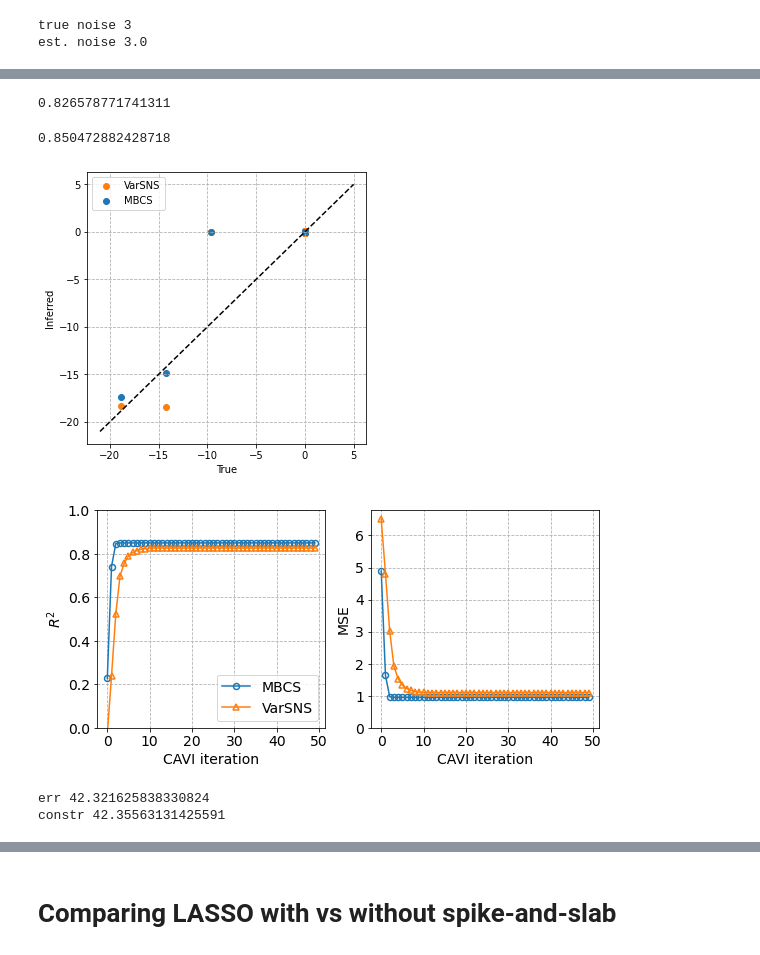
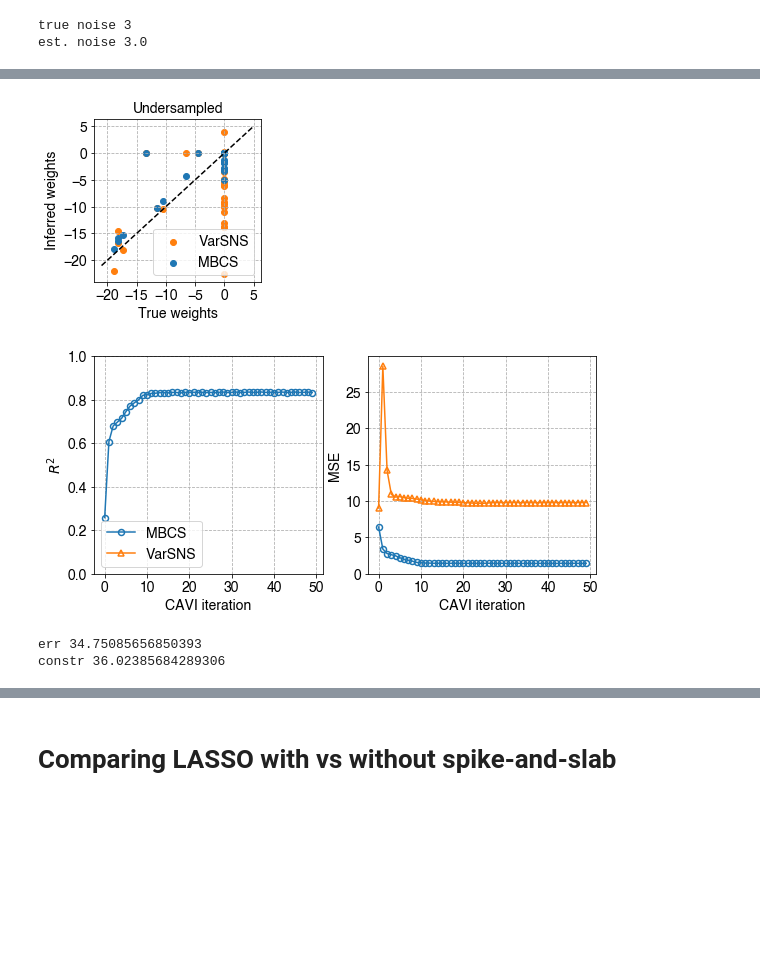
Before and after one commit to marcustriplett/circuitmap, a Jupyter notebook: notebooks/adaprobe_jax_implementation.ipynb, the cells around one changed output, grey strips where cells are left out. Saved outputs shown, nothing was run; the diff lists cells and outputs as text; code cells hidden in the pictures; blank space fills up the shorter version.

```diff
--- a/notebooks/adaprobe_jax_implementation.ipynb
+++ b/notebooks/adaprobe_jax_implementation.ipynb
@@ -27,8 +27,8 @@ import adaprobe
 # %% [markdown]
 # Simulation
 # %%
-N = 100
-K = 200
+N = 200
+K = 150
 powers = np.arange(20, 51, 10)
 phi_1 = np.random.uniform(2.5, 5.5, N)
 a = 0.05
@@ -172,23 +166,18 @@ from sklearn.metrics import r2_score
-# %%
-r2_score(sim.w, model_vsns.state['mu'])
-# %% [output]
-0.826578771741311
-# %%
-r2_score(sim.w, model_mbcs.state['mu'])
-# %% [output]
-0.850472882428718
 # %%
-plt.figure(figsize=(5, 5))
+plt.figure(figsize=(3, 3))
 plt.scatter(sim.w, model_vsns.state['mu'], color='C1', label='VarSNS')
 plt.scatter(sim.w, model_mbcs.state['mu'], color='C0', label='MBCS')
-plt.legend()
+plt.legend(fontsize=fontsize)
 plt.plot([-21, 5], [-21, 5], 'k--')
-plt.xlabel('True')
-plt.ylabel('Inferred')
+plt.xlabel('True weights', fontsize=fontsize)
+plt.ylabel('Inferred weights', fontsize=fontsize)
+plt.xticks(np.arange(-20, 6, 5), fontsize=fontsize)
+plt.yticks(np.arange(-20, 6, 5), fontsize=fontsize)
 plt.grid(linestyle='--')
+plt.title('Undersampled', fontsize=fontsize)
 plt.show()
 # %% [output]
-[figure, old version]
+[figure, new version]
 # %%
 def get_r2_history(sim, model):
     return [r2_score(sim.w, model.history['mu'][it]) for it in range(model.history['mu'].shape[0])]
@@ -224,11 +213,11 @@ plt.ylim(bottom=0)
 
 plt.show()
 # %% [output]
-[figure, old version]
+[figure, new version]
 # %%
 # penalty constraint
 print('err', np.sqrt(np.sum(np.square(sim.y - model_mbcs.state['lam'] @ model_mbcs.state['mu']))))
 print('constr', np.sqrt(np.sum(np.square(sim.y - sim.spks.T @ sim.w))))
 # %% [output]
-err 42.321625838330824
-constr 42.35563131425591
+err 34.75085656850393
+constr 36.02385684289306
```
Also changed, not shown: parts of 32 cells of this notebook.
